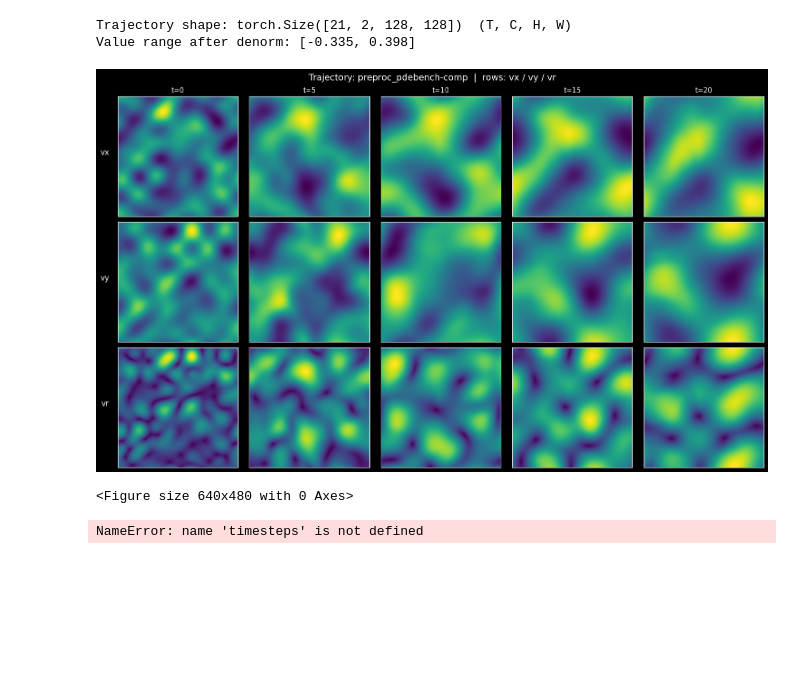
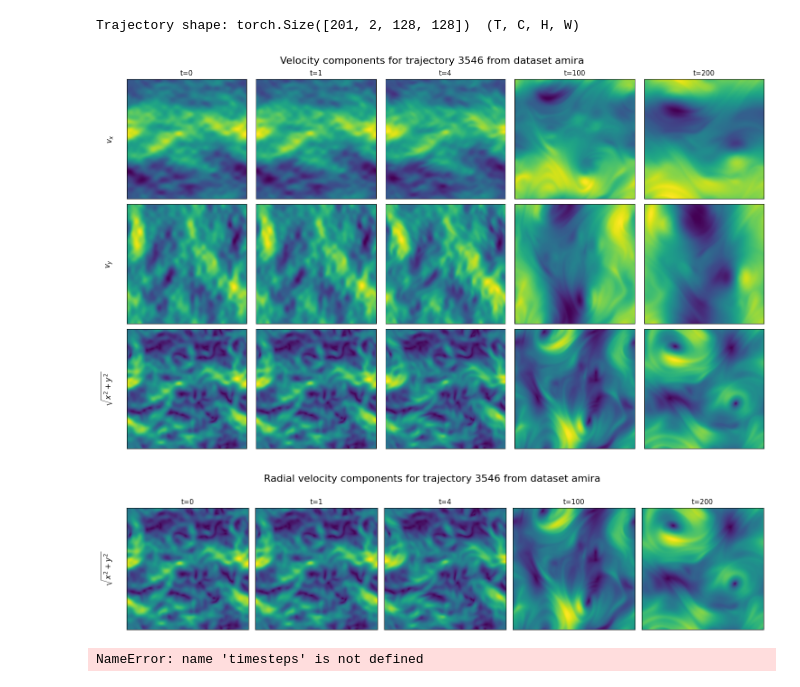
Before and after one commit to tpharmsen/FluidGPT, a Jupyter notebook: scripts/datasamples.ipynb, the cells around one changed output. Saved outputs shown, nothing was run; the diff lists cells and outputs as text; code cells hidden in the pictures; blank space fills up the shorter version.

Commit message:
sample plotter

```diff
--- a/scripts/datasamples.ipynb
+++ b/scripts/datasamples.ipynb
@@ -15,14 +18,14 @@ from torch.utils.data import Subset
 # %%
 # --- Config: adjust these to match your yaml/setup ---
 DATA_BASE       = '../datasets/prjs1359/'       # cb.data_base
-DATASET_NAME    = 'preproc_pdebench-comp'    # item["name"]
+DATASET_NAME    = 'amira'    # item["name"]
 TEMPORAL_BUNDLE = 5                      # cm.temporal_bundling
 TRAIN_RATIO     = 0.8                    # ct.train_ratio
 SEED            = 227                     # cd.seed
 TIMESAMPLE      = 1                      # item["timesample"]
 
 
-preproc_path = DATA_BASE + DATASET_NAME
+preproc_path = DATA_BASE + "preproc_" + DATASET_NAME
 dataset = DiskDatasetDiv(preproc_path, temporal_bundling=TEMPORAL_BUNDLE, forward_steps=1)
 
 val_sampler = ZeroShotSamplerReduced(
@@ -41,62 +44,78 @@ Mean: 0.0003, Std: 0.4086
-# %%
-# Pick a random trajectory index from validation set
-traj_idx = val_sampler.random_val_traj()
-traj = dataset.get_single_traj(traj_idx)  # shape: (T, C, H, W)
-
-global_mean = dataset.avg
-global_std  = dataset.std
-
-# Denormalize
-traj_denorm = traj.float() * global_std + global_mean
-
-print(f"Trajectory shape: {traj.shape}  (T, C, H, W)")
-print(f"Value range after denorm: [{traj_denorm.min():.3f}, {traj_denorm.max():.3f}]")
-# %% [output]
-Trajectory shape: torch.Size([21, 2, 128, 128])  (T, C, H, W)
-Value range after denorm: [-0.335, 0.398]
 # %%
-import numpy as np
-import matplotlib.pyplot as plt
+# Pick a random trajectory index from validation set
+traj_idx = val_sampler.random_val_traj()
+traj = dataset.get_single_traj(traj_idx)  # shape: (T, C, H, W)
+
+global_mean = dataset.avg
+global_std  = dataset.std
+
+# Denormalize
+traj_denorm = traj.float() * global_std + global_mean
+
+print(f"Trajectory shape: {traj.shape}  (T, C, H, W)")
+#print(f"Value range after denorm: [{traj_denorm.min():.3f}, {traj_denorm.max():.3f}]")
 
 N_STEPS_TO_PLOT = 5
 CHANNEL_X = 0
 CHANNEL_Y = 1
 
-T = traj_denorm.shape[0] + 4
-step = max(1, T // N_STEPS_TO_PLOT)
-timesteps = list(range(0, T, step))[:N_STEPS_TO_PLOT]
-
+T = traj_denorm.shape[0]
+timesteps = [0, 1, 4, T//2, T - 1]
 fig, axes = plt.subplots(3, len(timesteps), figsize=(3 * len(timesteps), 9))
-fig.suptitle(f"Trajectory: {DATASET_NAME}  |  rows: vx / vy / vr", fontsize=14)
+fig.suptitle(f"Velocity components for trajectory {traj_idx} from dataset {DATASET_NAME}", fontsize=16)
 
 for col, t in enumerate(timesteps):
     frame = traj_denorm[t]  # (C, H, W)
 
     vx = frame[CHANNEL_X]
     vy = frame[CHANNEL_Y]
     vr = np.sqrt(vx**2 + vy**2)
 
     for row, (data, label) in enumerate([
-        (vx, "vx"),
-        (vy, "vy"),
-        (vr, "vr"),
+        (vx, r"$v_x$"),
+        (vy, r"$v_y$"),
+        (vr, r"$\sqrt{x^2 + y^2}$"),
     ]):
         ax = axes[row, col]
         im = ax.imshow(data.numpy(), cmap="viridis", origin="lower")
         ax.set_xticks([])
         ax.set_yticks([])
 
         if row == 0:
             ax.set_title(f"t={t}", fontsize=11)
         if col == 0:
-            ax.set_ylabel(label, fontsize=12, rotation=0, labelpad=20)
+            ax.set_ylabel(label, fontsize=12, rotation=90, labelpad=20)
 
 plt.tight_layout()
+
+plt.savefig('temp/lalala.png')
 plt.show()
-plt.savefig('temp/lalala.jpg')
+
+fig, axes = plt.subplots(1, len(timesteps), figsize=(3 * len(timesteps), 4))
+fig.suptitle(f"Radial velocity components for trajectory {traj_idx} from dataset {DATASET_NAME}", fontsize=16)
+ax = axes.flatten()
+for col, t in enumerate(timesteps):
+    frame = traj_denorm[t]  # (C, H, W)
+
+    vx = frame[CHANNEL_X]
+    vy = frame[CHANNEL_Y]
+    data = np.sqrt(vx**2 + vy**2)
+    im = ax[col].imshow(data.numpy(), cmap="viridis", origin="lower")
+    ax[col].set_xticks([])
+    ax[col].set_yticks([])
+
+    ax[col].set_title(f"t={t}", fontsize=11)
+    if col == 0:
+        ax[col].set_ylabel(r"$\sqrt{x^2+y^2}$", fontsize=12, rotation=90, labelpad=20)
+
+plt.tight_layout()
+
+plt.savefig('temp/lalala2.png')
+plt.show()
 # %% [output]
+Trajectory shape: torch.Size([201, 2, 128, 128])  (T, C, H, W)
-[figure, old version]
+[figure, new version]
-<Figure size 640x480 with 0 Axes>
+[figure, added]
 # %%
 fig, axes = plt.subplots(1, len(timesteps), figsize=(3 * len(timesteps), 3))
 fig.suptitle(f"Velocity Magnitude  |  {DATASET_NAME}", fontsize=14)
```
Also changed, not shown: parts of 2 cells of this notebook.
